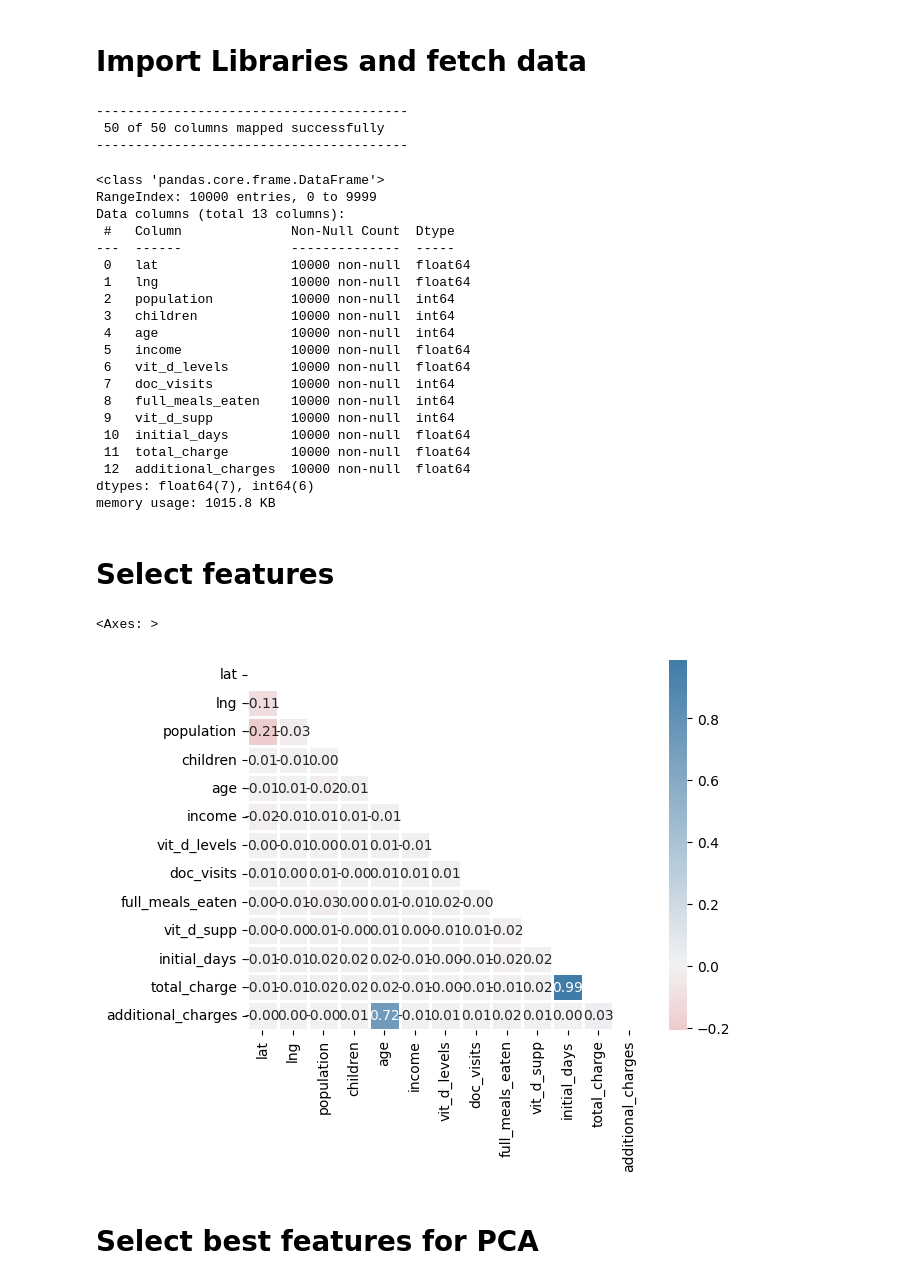
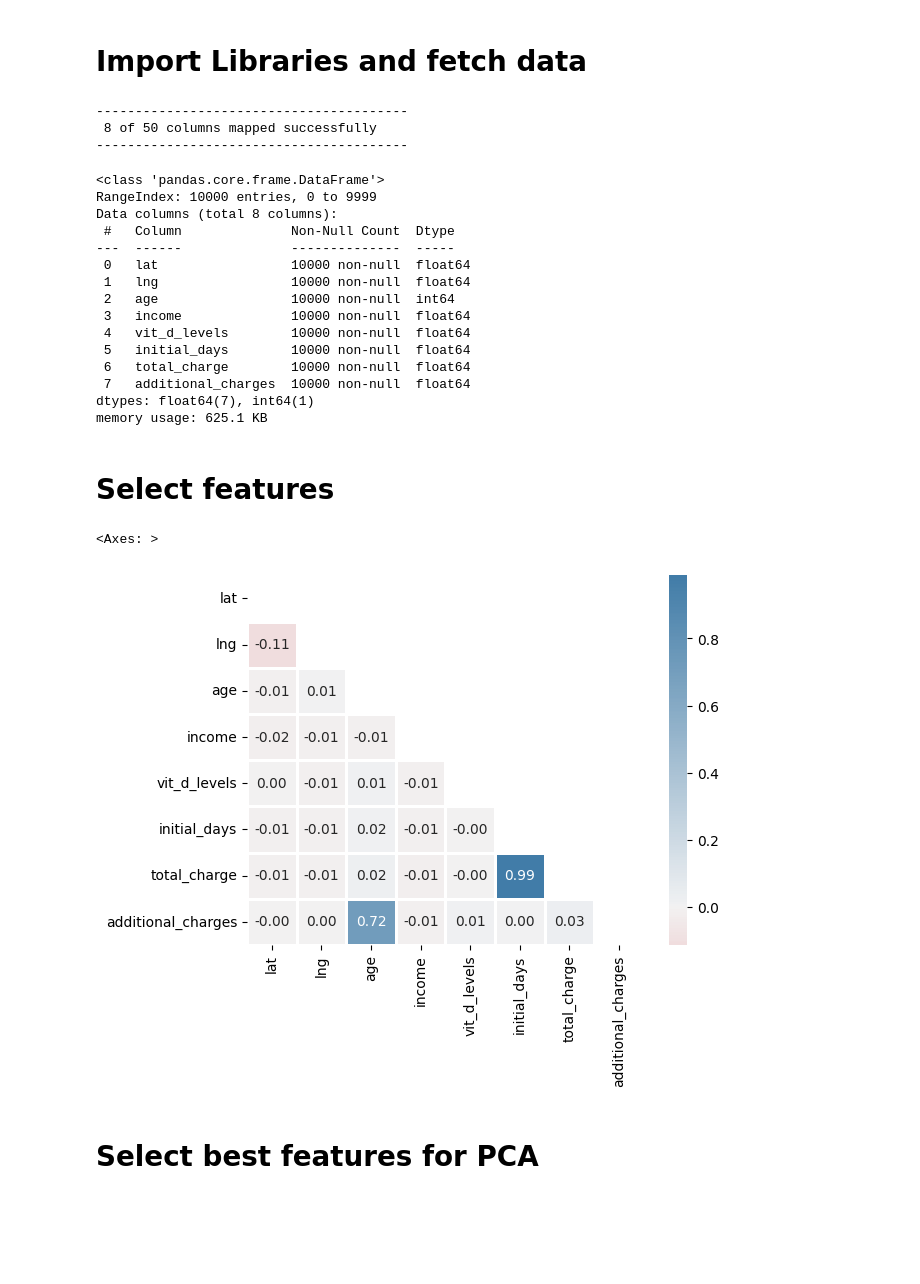
Before and after one commit to thebrackett/d212_task2, a Jupyter notebook: d212_task2_final.ipynb, the cells around one changed output. Drawn from its saved outputs; the diff is of its cells as text; code cells hidden in the pictures; blank space fills up the shorter version.

```diff
--- a/d212_task2_final.ipynb
+++ b/d212_task2_final.ipynb
@@ -44,27 +44,20 @@ var_dict = new_col_df.set_index('Variable Name')['Standardized Name'].to_dict()
 # rename columns using the mapping defined above
 df_init.rename(columns = var_dict, inplace=True)
 
-# verify that our data variable type dictionary values are distinct and only contain two values: Qualitative and Quantitative
-set(df_var_definitions['Data Type (Quantitative/Qualitative)'])
-
-# create two lists of columns: one of all qualitative columns and one of all quantitative columns
-qualitative_columns = []
-quantitative_columns = []
+# create two lists of columns: one of all continuous variables and everything else
+continuous_columns = []
 unmapped_columns = []
 
 map_count = 0
 
 # test and add columns to appropriate list based on stripped column name from var list
 for column in df_init.columns:
-    curr_type = df_var_definitions.loc[df_var_definitions['Standardized Name'].str.strip() == column,'Data Type (Quantitative/Qualitative)']
+    curr_type = df_var_definitions.loc[df_var_definitions['Standardized Name'].str.strip() == column,'Sub Type']
 
     try:
         if curr_type.size > 0:
-            if curr_type.values[0] == 'Qualitative':
-                qualitative_columns.append(column)
-
-            elif curr_type.values[0] == 'Quantitative':
-                quantitative_columns.append(column)
+            if curr_type.values[0] == 'Continuous':
+                continuous_columns.append(column)
 
         else:
             unmapped_columns.append(column)
@@ -73,7 +66,7 @@ for column in df_init.columns:
         print('something went wrong')
 
 # count mapped columns
-map_count = len(qualitative_columns) + len(quantitative_columns)
+map_count = len(continuous_columns)
 
 # compare total column count vs. mapped and display warning if mismatched
 print(f'{"--"*20}\n {map_count} of {len(df_init.columns)} columns mapped successfully \n{"--"*20}')
@@ -82,44 +75,39 @@ if len(unmapped_columns) > 0:
     print(f'WARNING: Unable to map some columns: {unmapped_columns} \n{"=="*20}')
 # %% [output]
 ----------------------------------------
- 50 of 50 columns mapped successfully
+ 8 of 50 columns mapped successfully
 ----------------------------------------
 # %%
 # display type and number of quantitative colunns found
-df_init[quantitative_columns].info()
+df_init[continuous_columns].info()
 # %% [output]
 <class 'pandas.core.frame.DataFrame'>
 RangeIndex: 10000 entries, 0 to 9999
-Data columns (total 13 columns):
+Data columns (total 8 columns):
  #   Column              Non-Null Count  Dtype
 ---  ------              --------------  -----
  0   lat                 10000 non-null  float64
  1   lng                 10000 non-null  float64
- 2   population          10000 non-null  int64
- 3   children            10000 non-null  int64
- 4   age                 10000 non-null  int64
- 5   income              10000 non-null  float64
- 6   vit_d_levels        10000 non-null  float64
- 7   doc_visits          10000 non-null  int64
- 8   full_meals_eaten    10000 non-null  int64
- 9   vit_d_supp          10000 non-null  int64
- 10  initial_days        10000 non-null  float64
- 11  total_charge        10000 non-null  float64
- 12  additional_charges  10000 non-null  float64
-dtypes: float64(7), int64(6)
-memory usage: 1015.8 KB
+ 2   age                 10000 non-null  int64
+ 3   income              10000 non-null  float64
+ 4   vit_d_levels        10000 non-null  float64
+ 5   initial_days        10000 non-null  float64
+ 6   total_charge        10000 non-null  float64
+ 7   additional_charges  10000 non-null  float64
+dtypes: float64(7), int64(1)
+memory usage: 625.1 KB
 # %% [markdown]
 # Select features
 # %%
-corr = df_init[quantitative_columns].corr()
+corr = df_init[continuous_columns].corr()
 
 mask = np.triu(np.ones_like(corr, dtype=bool))
 
 cmap = sns.diverging_palette(h_neg=10,h_pos=240, as_cmap=True)
 
 sns.heatmap(corr, mask=mask, center=0, cmap=cmap, linewidths=1, annot=True, fmt=".2f")
 # %% [output]
 <Axes: >
-[figure, old version]
+[figure, new version]
 # %%
 # dropping initial_days due to near 1 correlation with total_charge
```
Also changed, not shown: parts of 9 cells of this notebook, 1 other file.
